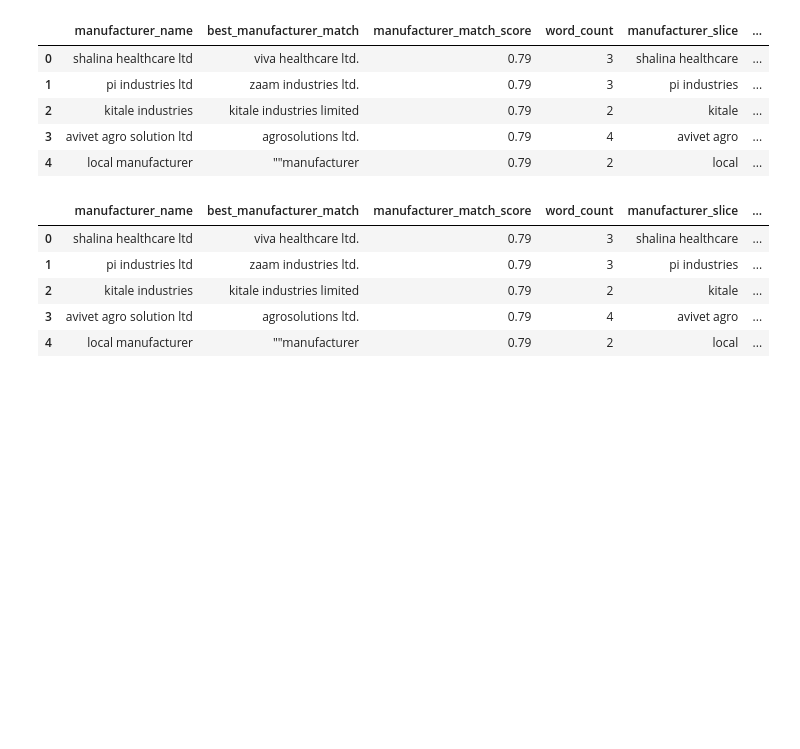
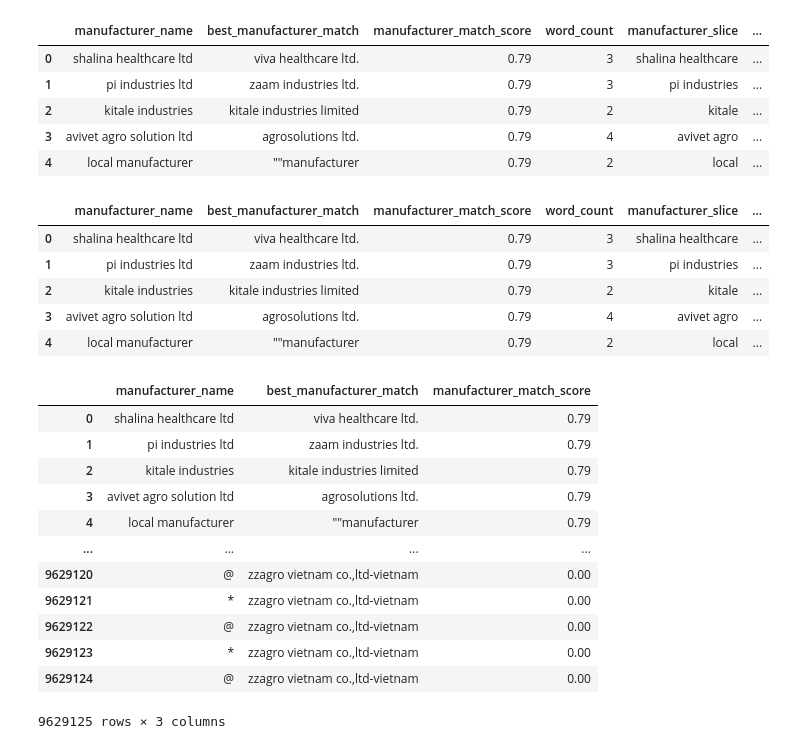
Before and after one commit to natbernard/Clustering-for-Product-Matching, a Jupyter notebook: model/string_matching_algorithm.ipynb, the cells around one changed output. Drawn from its saved outputs; the diff is of its cells as text; code cells hidden in the pictures; blank space fills up the shorter version.

```diff
--- a/model/string_matching_algorithm.ipynb
+++ b/model/string_matching_algorithm.ipynb
@@ -524,3 +524,19 @@ df_non_dup.head()
 | 2 | kitale industries | kitale industries limited | 0.79 | 2 | kitale | ... |
 | 3 | avivet agro solution ltd | agrosolutions ltd. | 0.79 | 4 | avivet agro | ... |
 | 4 | local manufacturer | ""manufacturer | 0.79 | 2 | local | ... |
+# %%
+df_manufacturer
+# %% [output]
+|  | manufacturer_name | best_manufacturer_match | manufacturer_match_score |
+| 0 | shalina healthcare ltd | viva healthcare ltd. | 0.79 |
+| 1 | pi industries ltd | zaam industries ltd. | 0.79 |
+| 2 | kitale industries | kitale industries limited | 0.79 |
+| 3 | avivet agro solution ltd | agrosolutions ltd. | 0.79 |
+| 4 | local manufacturer | ""manufacturer | 0.79 |
+| ... | ... | ... | ... |
+| 9629120 | @ | zzagro vietnam co.,ltd-vietnam | 0.00 |
+| 9629121 | * | zzagro vietnam co.,ltd-vietnam | 0.00 |
+| 9629122 | @ | zzagro vietnam co.,ltd-vietnam | 0.00 |
+| 9629123 | * | zzagro vietnam co.,ltd-vietnam | 0.00 |
+| 9629124 | @ | zzagro vietnam co.,ltd-vietnam | 0.00 |
+9629125 rows × 3 columns
```
Also changed, not shown: parts of 15 cells of this notebook.
